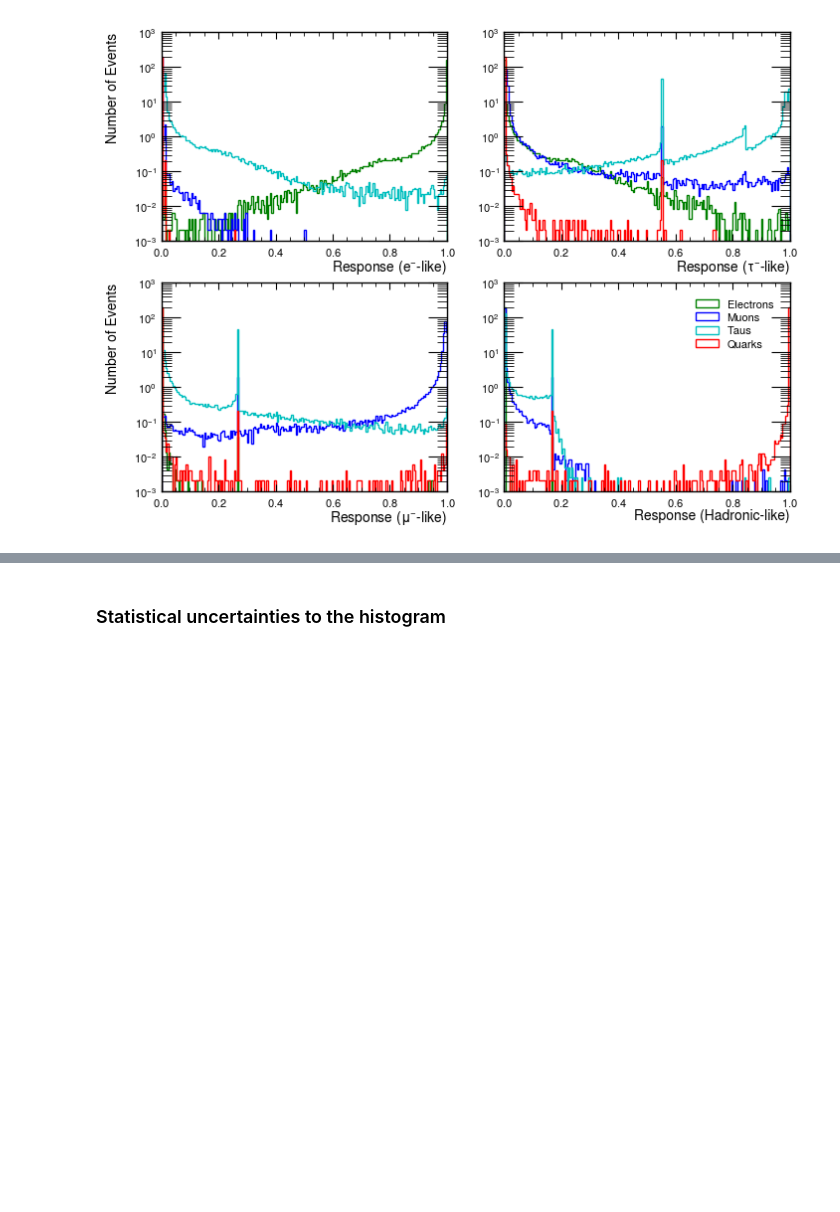
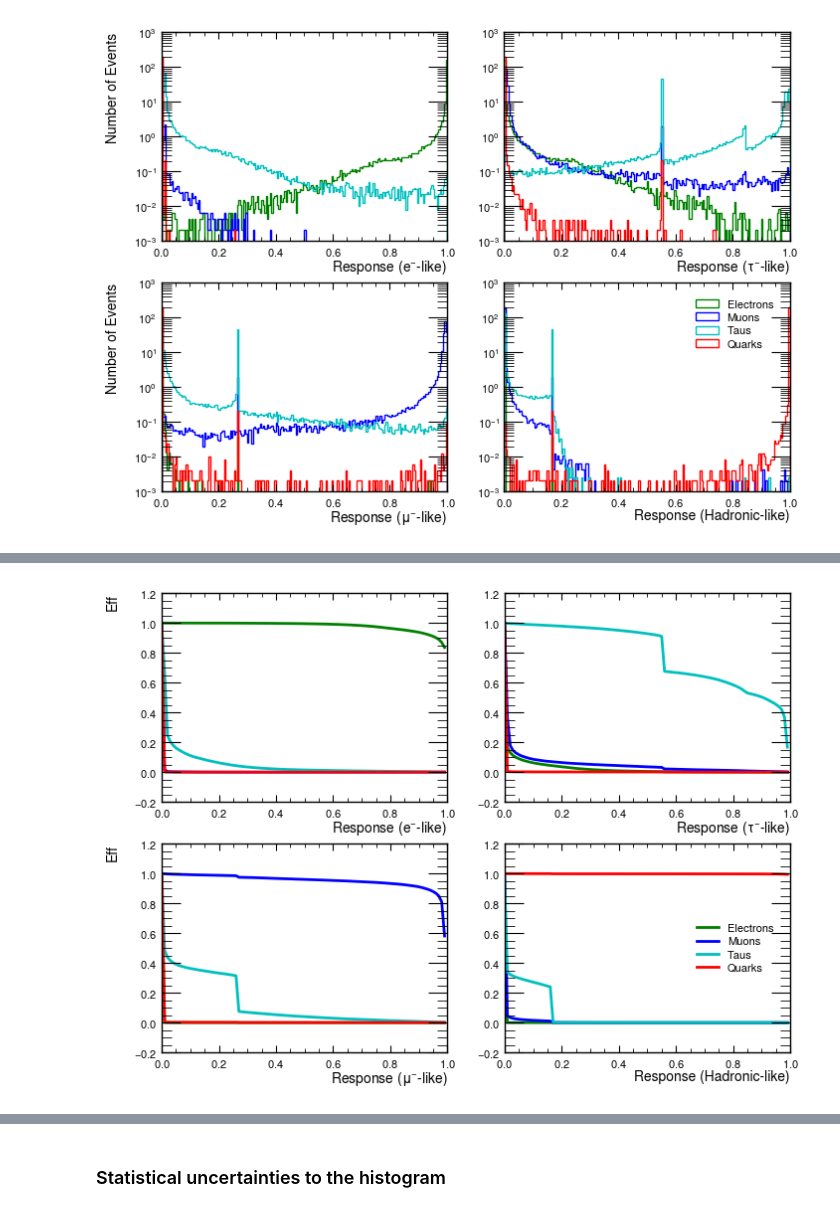
Before and after one commit to rihoppe/z0-precisionmeasurement, a Jupyter notebook: z0_experiment.ipynb, the cells around one changed output, grey strips where cells are left out. Saved outputs shown, nothing was run; the diff lists cells and outputs as text; code cells hidden in the pictures; blank space fills up the shorter version.

Commit message:
DNN Model applied and cut values have been chosen

```diff
--- a/z0_experiment.ipynb
+++ b/z0_experiment.ipynb
@@ -236,0 +225,93 @@ print(np.arange(0.2,0.91,0.01))
+# %%
+def efficiencycalc(responses,labels,Responsetype):         #0->ee ; 1->mm ; 2->tt ; 3->hh
+    SavedEff = {"Electrons":np.array([]),"Muons":np.array([]),"Taus":np.array([]),"Quarks":np.array([]),"FalsePossitives":np.array([])}
+    Current_ee = responses[labels==0][:,Responsetype]
+    initial_ee = len(Current_ee)
+
+    Current_mm = responses[labels==1][:,Responsetype]
+    initial_mm = len(Current_mm)
+
+    Current_tt = responses[labels==2][:,Responsetype]
+    initial_tt = len(Current_tt)
+
+    Current_hh = responses[labels==3][:,Responsetype]
+    initial_hh = len(Current_hh)
+    for i in rangeX:
+        Current_ee = Current_ee[Current_ee>i]
+        Current_mm = Current_mm[Current_mm>i]
+        Current_tt = Current_tt[Current_tt>i]
+        Current_hh = Current_hh[Current_hh>i]
+        SavedEff["Electrons"] = np.append(SavedEff["Electrons"], len(Current_ee)/initial_ee)
+        SavedEff["Muons"] = np.append(SavedEff["Muons"], len(Current_mm)/initial_mm)
+        SavedEff["Taus"] = np.append(SavedEff["Taus"], len(Current_tt)/initial_tt)
+        SavedEff["Quarks"] = np.append(SavedEff["Quarks"], len(Current_hh)/initial_hh)
+        if Responsetype==0:
+            SavedEff["FalsePossitives"] = np.append(SavedEff["FalsePossitives"], (len(Current_mm)+len(Current_tt)+len(Current_hh))/(initial_mm+initial_tt+initial_hh) )
+        if Responsetype==1:
+            SavedEff["FalsePossitives"] = np.append(SavedEff["FalsePossitives"], (len(Current_ee)+len(Current_tt)+len(Current_hh))/(initial_ee+initial_tt+initial_hh) )
+        if Responsetype==2:
+            SavedEff["FalsePossitives"] = np.append(SavedEff["FalsePossitives"], (len(Current_ee)+len(Current_mm)+len(Current_hh))/(initial_ee+initial_mm+initial_hh) )
+        if Responsetype==3:
+            SavedEff["FalsePossitives"] = np.append(SavedEff["FalsePossitives"], (len(Current_ee)+len(Current_mm)+len(Current_tt))/(initial_ee+initial_mm+initial_tt) )
+
+
+    return SavedEff
+
+def plotall(array1, array2, array3, array4):
+    fig2, axs2 = plt.subplots(2, 2)
+    for i in range(4):
+        axs2[0, 0].plot(rangeX, array1[Types[i][1]], color=Types[i][2], label=Types[i][1])
+        axs2[0, 0].tick_params(labelsize=8)
+        axs2[0, 0].set_xlabel(r"Response ($e^{-}$-like)", fontsize=10)
+        axs2[0, 0].set_ylabel("Eff", fontsize=10)
+        axs2[0, 0].xaxis.set_label_coords(1.0, -0.08)
+
+        axs2[1, 0].plot(rangeX, array2[Types[i][1]], color=Types[i][2], label=Types[i][1])
+        axs2[1, 0].tick_params(labelsize=8)
+        axs2[1, 0].set_xlabel(r"Response ($\mu^{-}$-like)", fontsize=10)
+        axs2[1, 0].set_ylabel("Eff", fontsize=10)
+        axs2[1, 0].xaxis.set_label_coords(1.0, -0.08)
+
+        axs2[0, 1].plot(rangeX, array3[Types[i][1]], color=Types[i][2], label=Types[i][1])
+        axs2[0, 1].tick_params(labelsize=8)
+        axs2[0, 1].set_xlabel(r"Response ($\tau^{-}$-like)", fontsize=10)
+        axs2[0, 1].xaxis.set_label_coords(1.0, -0.08)
+
+        axs2[1, 1].plot(rangeX, array4[Types[i][1]], color=Types[i][2], label=Types[i][1])
+        axs2[1, 1].tick_params(labelsize=8)
+        axs2[1, 1].set_xlabel(r"Response (Hadronic-like)", fontsize=10)
+        axs2[1, 1].xaxis.set_label_coords(1.0, -0.08)
+
+    plt.legend(prop={'size': 8})
+    plt.show()
+
+rangeX = np.arange(0.0,1.0,0.01)
+ee_eff = efficiencycalc(Response,ML_Labels,0)
+mm_eff = efficiencycalc(Response,ML_Labels,1)
+tt_eff = efficiencycalc(Response,ML_Labels,2)
+hh_eff = efficiencycalc(Response,ML_Labels,3)
+
+plotall(ee_eff,mm_eff,tt_eff,hh_eff)
+
+'''To Look for Hadron Cut'''  # here I'm just ploting the true possitives/false positives to choose the cut value (the plot is not really interesting so I let it commented)
+#for i in range(len(rangeX)):
+#    print([round(rangeX[i],3), round(hh_eff[Types[3][1]][i],5), round(hh_eff["FalsePossitives"][i],5)]) # round(hh_eff[Types[3][1]][i]/hh_eff["FalsePossitives"][i],5)
+#plt.plot(rangeX,hh_eff[Types[3][1]]/hh_eff["FalsePossitives"])
+#plt.axvline(0.32, ls="--", color="k")
+#plt.show()
+
+condition_hh = Response[:,3]>=0.32
+print("Hadron Cut (N. Events):\n True Possitive={} ; False Possitive={} ; False Negative={}".format(len(ML_Labels[condition_hh][ML_Labels[condition_hh]==3]), len(ML_Labels[condition_hh][ML_Labels[condition_hh]!=3]), len(ML_Labels[np.invert(condition_hh)][ML_Labels[np.invert(condition_hh)]==3])))
+print("purity={}".format(1-(len(ML_Labels[condition_hh][ML_Labels[condition_hh]!=3])/len(ML_Labels[condition_hh][ML_Labels[condition_hh]==3]))))
+print("lost Events={}".format(len(ML_Labels[np.invert(condition_hh)][ML_Labels[np.invert(condition_hh)]==3])/len(ML_Labels[condition_hh][ML_Labels[condition_hh]==3])))
+
+
+'''After Hadron Cut'''
+#0->ee ; 1->mm ; 2->tt ; 3->hh
+ee_eff_1 = efficiencycalc(Response[np.invert(condition_hh)],ML_Labels[np.invert(condition_hh)],0)
+mm_eff_1 = efficiencycalc(Response[np.invert(condition_hh)],ML_Labels[np.invert(condition_hh)],1)
+tt_eff_1 = efficiencycalc(Response[np.invert(condition_hh)],ML_Labels[np.invert(condition_hh)],2)
+hh_eff_1 = efficiencycalc(Response[np.invert(condition_hh)],ML_Labels[np.invert(condition_hh)],3)
+plotall(ee_eff_1,mm_eff_1,tt_eff_1,hh_eff_1)
+# %% [output]
+[figure, added]
```
Also changed, not shown: parts of 8 cells of this notebook, 4 other files.
